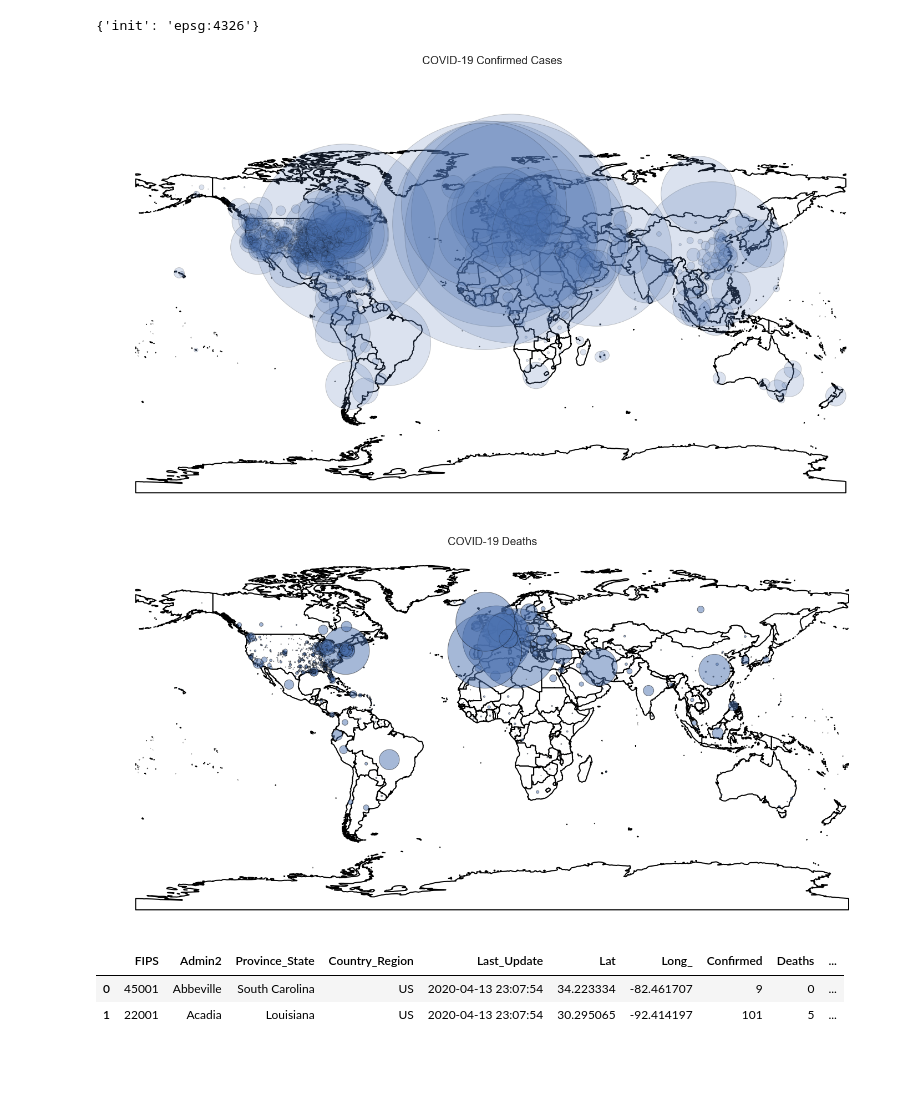
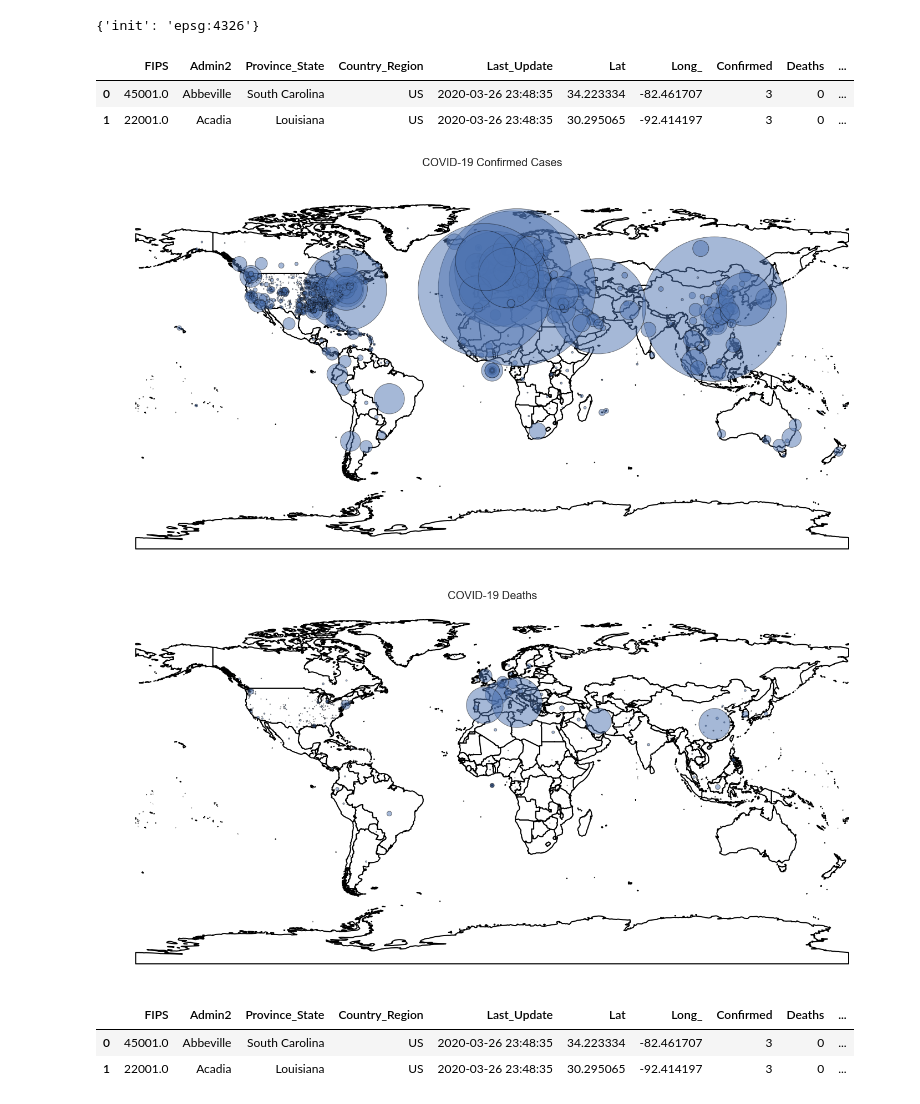
Before and after one commit to MattTriano/COVID-19_Viz, a Jupyter notebook: COVID-19_EDA_3.ipynb, the cells around one changed output. Saved outputs shown, nothing was run; the diff lists cells and outputs as text; code cells hidden in the pictures; blank space fills up the shorter version.

```diff
--- a/COVID-19_EDA_3.ipynb
+++ b/COVID-19_EDA_3.ipynb
@@ -310,15 +516,7 @@ plot_days_past_threshold(case_type='Fatal', thresh=100, total_thresh=5000, y_typ
 # %%
 today = pd.to_datetime('today')
 today_str = today.date().strftime('%m-%d-%Y')
-yesterday = today - pd.Timedelta('1 days')
-yesterday_str = yesterday.date().strftime('%m-%d-%Y')
-dtypes = {'FIPS':'object'}
-
-try:
-    world_covid_df = pd.read_csv(f'https://raw.githubusercontent.com/CSSEGISandData/COVID-19/master/csse_covid_19_data/csse_covid_19_daily_reports/{today_str}.csv', dtype=dtypes)
-except:
-    world_covid_df = pd.read_csv(f'https://raw.githubusercontent.com/CSSEGISandData/COVID-19/master/csse_covid_19_data/csse_covid_19_daily_reports/{yesterday_str}.csv', dtype=dtypes)
-
+world_covid_df = pd.read_csv(f'https://raw.githubusercontent.com/CSSEGISandData/COVID-19/master/csse_covid_19_data/csse_covid_19_daily_reports/{today_str}.csv')
 world_covid_df['geometry'] = world_covid_df.apply(lambda x: Point(x['Long_'], x['Lat']), axis=1)
 world_covid_df = gpd.GeoDataFrame(world_covid_df)
 # %%
@@ -384,16 +571,22 @@ world_gdf = gpd.read_file(WORLD_SHAPEFILE)
 world_gdf.crs
 # %% [output]
 {'init': 'epsg:4326'}
+# %%
+us_covid_df.head(2)
+# %% [output]
+|  | FIPS | Admin2 | Province_State | Country_Region | Last_Update | Lat | Long_ | Confirmed | Deaths | ... |
+| 0 | 45001.0 | Abbeville | South Carolina | US | 2020-03-26 23:48:35 | 34.223334 | -82.461707 | 3 | 0 | ... |
+| 1 | 22001.0 | Acadia | Louisiana | US | 2020-03-26 23:48:35 | 30.295065 | -92.414197 | 3 | 0 | ... |
 # %%
 figsize=(20,15)
 fig, ax = plt.subplots(figsize=figsize)
 base = world_gdf.plot(figsize=figsize, color='white', edgecolor='black', linewidth=2, ax=ax)
-ax = world_covid_df.plot(markersize=world_covid_df['Confirmed'], edgecolor='black', alpha=0.2, ax=ax)
+ax = world_covid_df.plot(markersize=world_covid_df['Confirmed'], edgecolor='black', alpha=0.5, ax=ax)
 _ = ax.axis('off')
 ax.set_title('COVID-19 Confirmed Cases', fontsize=20)
 plt.tight_layout()
 # %% [output]
-[figure, old version]
+[figure, new version]
 # %%
 figsize=(20,15)
 fig, ax = plt.subplots(figsize=figsize)
@@ -403,10 +596,10 @@ _ = ax.axis('off')
 ax.set_title('COVID-19 Deaths', fontsize=20)
 plt.tight_layout()
 # %% [output]
-[figure, old version]
+[figure, new version]
 # %%
 world_covid_df.head(2)
 # %% [output]
 |  | FIPS | Admin2 | Province_State | Country_Region | Last_Update | Lat | Long_ | Confirmed | Deaths | ... |
-| 0 | 45001 | Abbeville | South Carolina | US | 2020-04-13 23:07:54 | 34.223334 | -82.461707 | 9 | 0 | ... |
-| 1 | 22001 | Acadia | Louisiana | US | 2020-04-13 23:07:54 | 30.295065 | -92.414197 | 101 | 5 | ... |
+| 0 | 45001.0 | Abbeville | South Carolina | US | 2020-03-26 23:48:35 | 34.223334 | -82.461707 | 3 | 0 | ... |
+| 1 | 22001.0 | Acadia | Louisiana | US | 2020-03-26 23:48:35 | 30.295065 | -92.414197 | 3 | 0 | ... |
```
Also changed, not shown: parts of 38 cells of this notebook.
